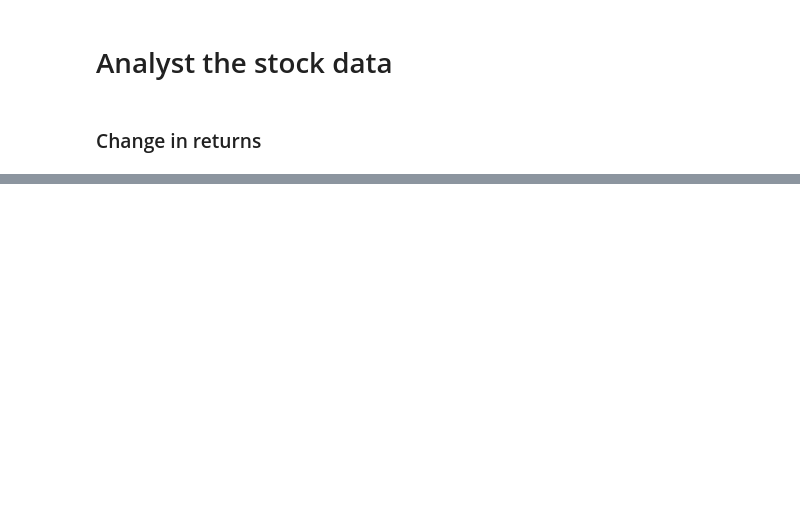
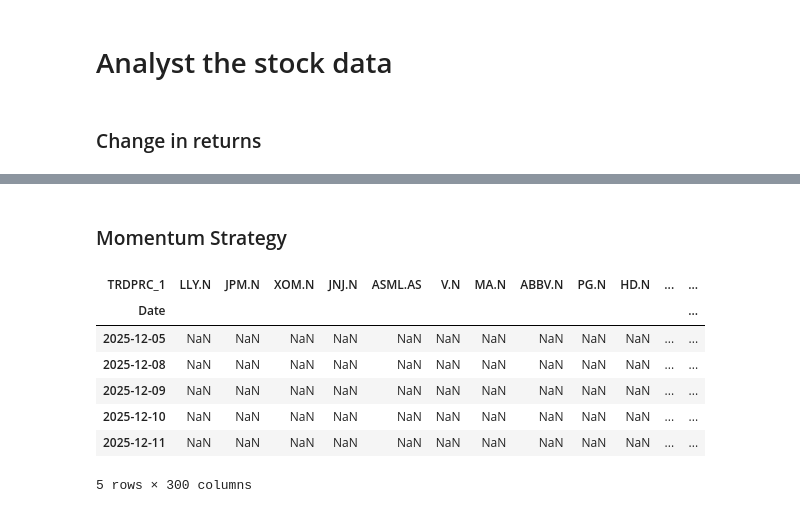
Before and after one commit to whiplash9102/ESG_Portfolio, a Jupyter notebook: v1.4/stockScreener.ipynb, the cells around one changed output, grey strips where cells are left out. Drawn from its saved outputs; the diff is of its cells as text; code cells hidden in the pictures; blank space fills up the shorter version.

```diff
--- a/v1.4/stockScreener.ipynb
+++ b/v1.4/stockScreener.ipynb
@@ -104,0 +160,20 @@ AttributeError: 'Index' object has no attribute 'pct_change'
+# %% [markdown]
+### Momentum Strategy
+# %%
+# Copy the returns change DataFrame to calculate momentum
+df_mom = df_ret.copy()
+# %%
+# Calculate the  momentum of 20 day and 60 day
+mom20 = np.exp(df_mom.rolling(window=20).sum()) - 1
+mom60 = np.exp(df_mom.rolling(window=60).sum()) - 1
+
+mom20.head()
+# %% [output]
+| TRDPRC_1 | LLY.N | JPM.N | XOM.N | JNJ.N | ASML.AS | V.N | MA.N | ABBV.N | PG.N | HD.N | ... | ... |
+| Date |  |  |  |  |  |  |  |  |  |  |  | ... |
+| 2025-12-05 | NaN | NaN | NaN | NaN | NaN | NaN | NaN | NaN | NaN | NaN | ... | ... |
+| 2025-12-08 | NaN | NaN | NaN | NaN | NaN | NaN | NaN | NaN | NaN | NaN | ... | ... |
+| 2025-12-09 | NaN | NaN | NaN | NaN | NaN | NaN | NaN | NaN | NaN | NaN | ... | ... |
+| 2025-12-10 | NaN | NaN | NaN | NaN | NaN | NaN | NaN | NaN | NaN | NaN | ... | ... |
+| 2025-12-11 | NaN | NaN | NaN | NaN | NaN | NaN | NaN | NaN | NaN | NaN | ... | ... |
+5 rows × 300 columns
```
Also changed, not shown: parts of 10 cells of this notebook, 7 other files.
